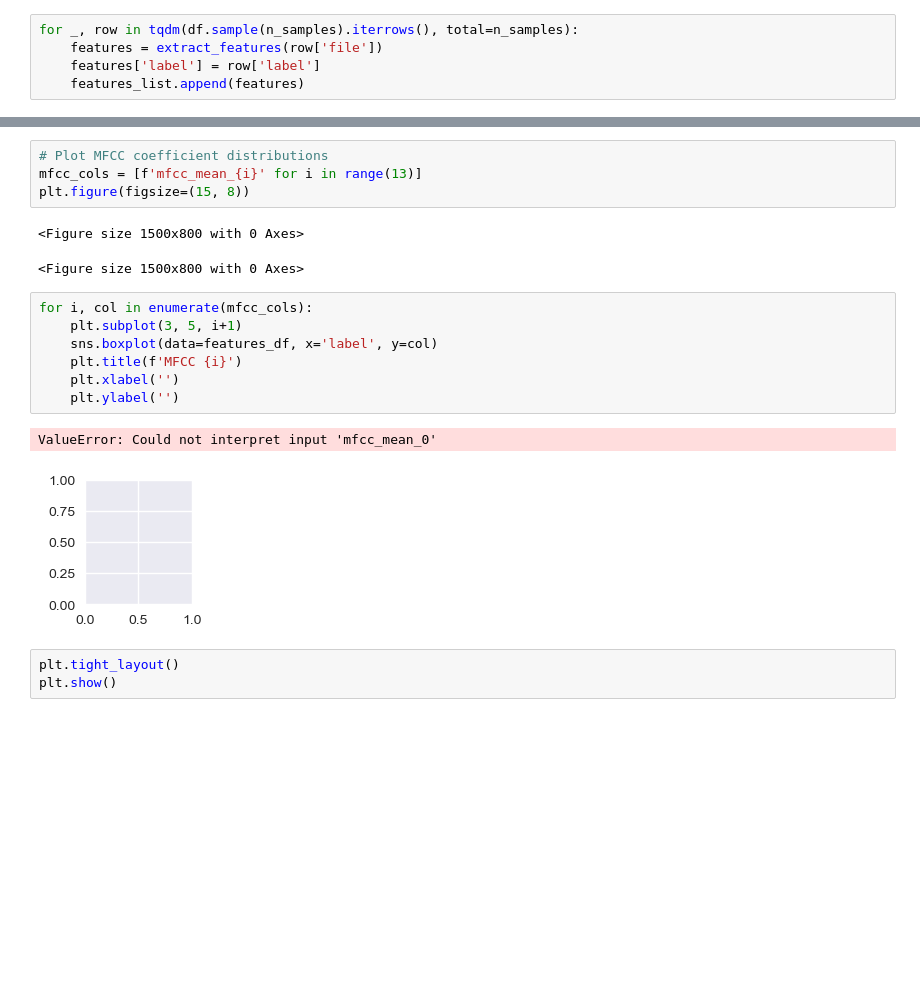
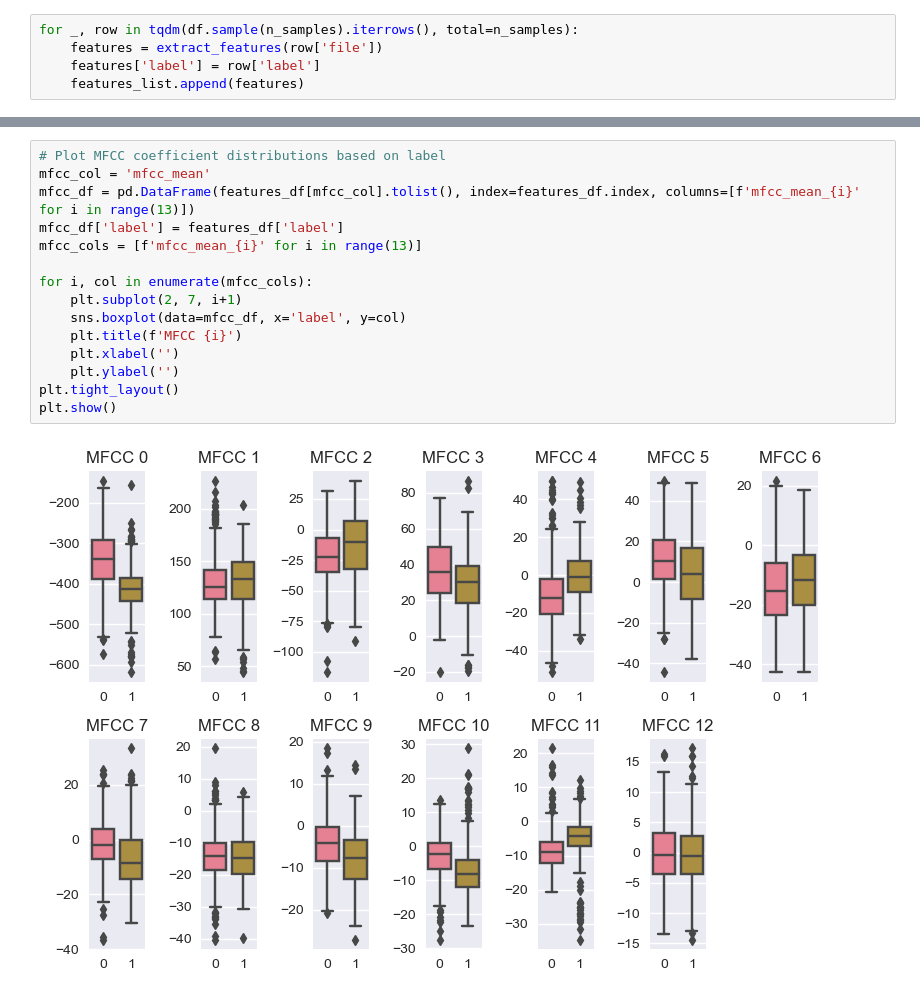
Before and after one commit to dntAtMe/deepfake-analysis, a Jupyter notebook: utils/dataset/inthewild_visualizer.ipynb, the cells around one changed output, grey strips where cells are left out. Drawn from its saved outputs; the diff is of its cells as text; blank space fills up the shorter version.

```diff
--- a/utils/dataset/inthewild_visualizer.ipynb
+++ b/utils/dataset/inthewild_visualizer.ipynb
@@ -174,20 +186,17 @@ plt.show()
 # %%
-# Plot MFCC coefficient distributions
+# Plot MFCC coefficient distributions based on label
+mfcc_col = 'mfcc_mean'
+mfcc_df = pd.DataFrame(features_df[mfcc_col].tolist(), index=features_df.index, columns=[f'mfcc_mean_{i}' for i in range(13)])
+mfcc_df['label'] = features_df['label']
 mfcc_cols = [f'mfcc_mean_{i}' for i in range(13)]
-plt.figure(figsize=(15, 8))
+
+for i, col in enumerate(mfcc_cols):
+    plt.subplot(2, 7, i+1)
+    sns.boxplot(data=mfcc_df, x='label', y=col)
+    plt.title(f'MFCC {i}')
+    plt.xlabel('')
+    plt.ylabel('')
+plt.tight_layout()
+plt.show()
 # %% [output]
-<Figure size 1500x800 with 0 Axes>
-<Figure size 1500x800 with 0 Axes>
+[figure, added]
-# %%
-for i, col in enumerate(mfcc_cols):
-    plt.subplot(3, 5, i+1)
-    sns.boxplot(data=features_df, x='label', y=col)
-    plt.title(f'MFCC {i}')
-    plt.xlabel('')
-    plt.ylabel('')
-# %% [output]
-ValueError: Could not interpret input 'mfcc_mean_0'
-[figure, removed]
-# %%
-plt.tight_layout()
-plt.show()
```
Also changed, not shown: parts of 6 cells of this notebook.
